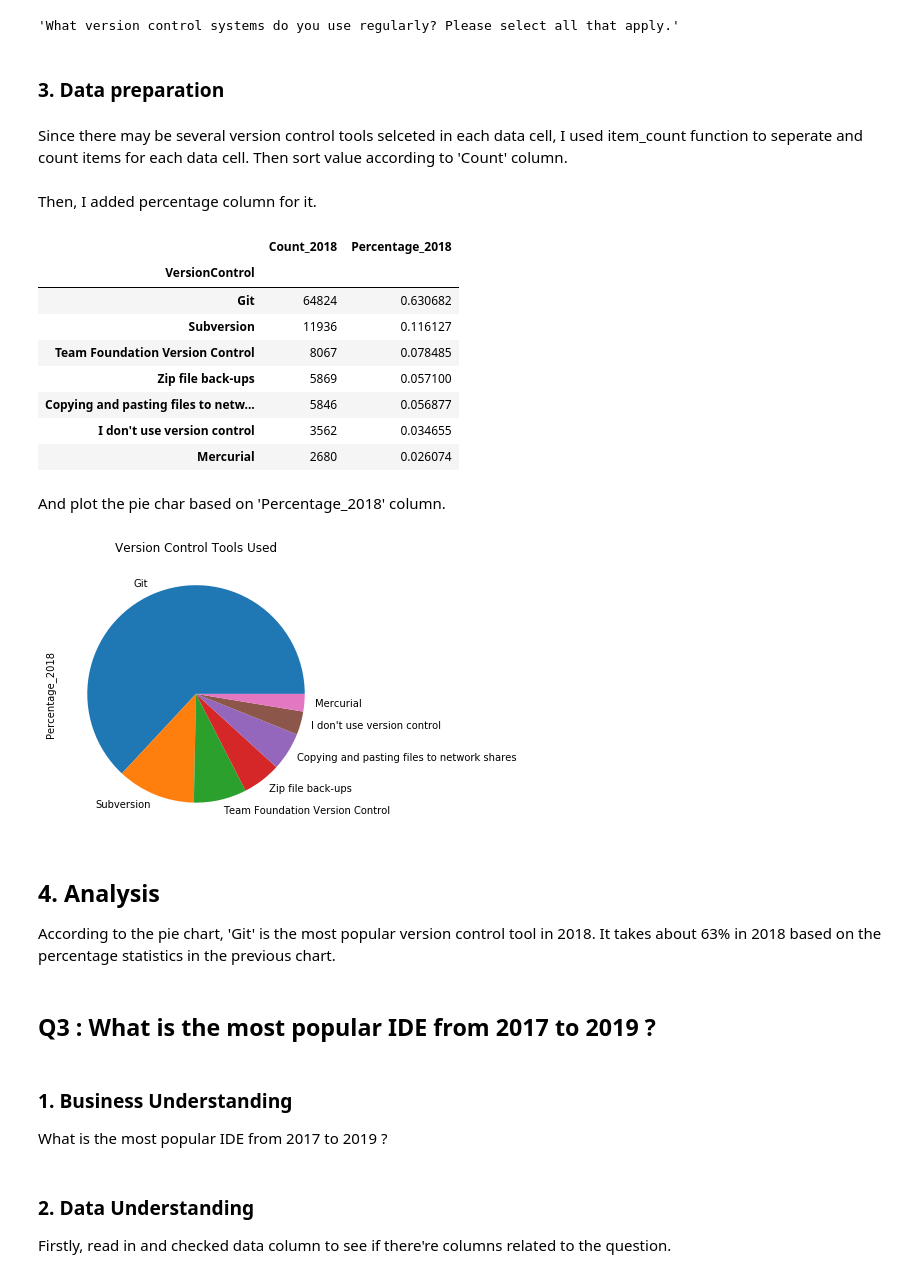
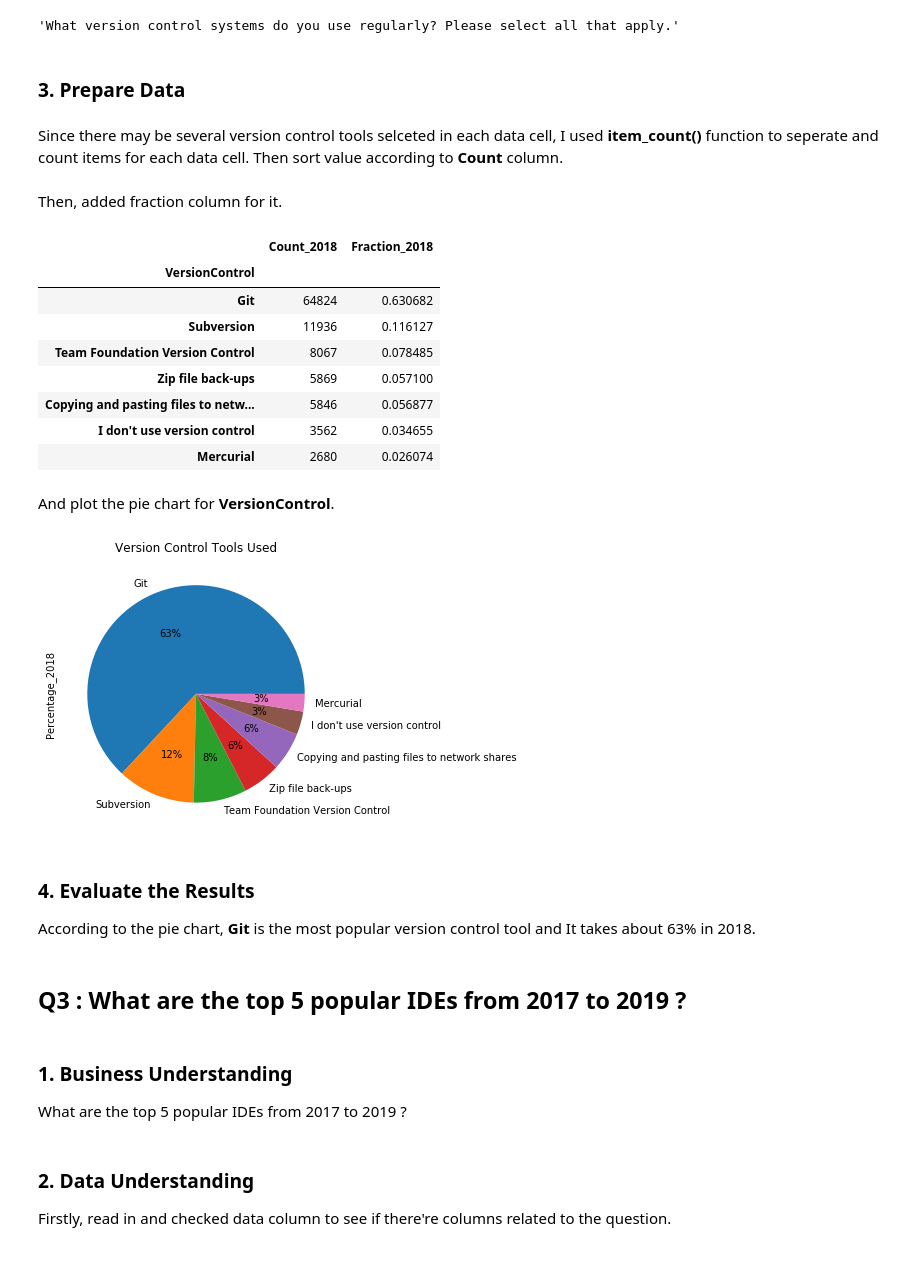
Before and after one commit to raymonduchen/DSND-P1-Write-A-Data-Science-Blog-Post, a Jupyter notebook: write_a_data_science_blog_post.ipynb, the cells around one changed output. Saved outputs shown, nothing was run; the diff lists cells and outputs as text; code cells hidden in the pictures.

```diff
--- a/write_a_data_science_blog_post.ipynb
+++ b/write_a_data_science_blog_post.ipynb
@@ -63,18 +64,18 @@ def item_count(df, col, delimiter='; '):
     new_df.columns = [col, 'Count']
     return new_df
 
-def add_perc(df, count_col='Count', perc_col = 'Percentage'):
+def add_frac(df, count_col='Count', frac_col = 'Fraction'):
     '''
-    Add percentage column based on a specific count column
+    Add fraction column based on a specific count column
     INPUT:
     df - the pandas dataframe containing count column
-    count_col - the count column name you want to use for calculating percentage
-    perc_col - the percentage column name you want to add
+    count_col - the count column name you want to use for calculating fraction
+    perc_col - the fraction column name you want to add
 
     OUTPUT:
     df - a dataframe with additional percentage column
     '''
-    df[perc_col] = df[count_col]/df[count_col].sum()
+    df[frac_col] = df[count_col]/df[count_col].sum()
     return df
 # %% [markdown]
 ## Q1 : What are the top 5 popular languages from 2018 to 2019 ?
@@ -294,22 +306,22 @@ get_description("VersionControl", schema_18)
 # %% [output]
 'What version control systems do you use regularly? Please select all that apply.'
 # %% [markdown]
-### 3. Data preparation
+### 3. Prepare Data
 # %% [markdown]
-Since there may be several version control tools selceted in each data cell, I used item_count function to seperate and count items for each data cell. Then sort value according to 'Count' column.
+Since there may be several version control tools selceted in each data cell, I used **item_count()** function to seperate and count items for each data cell. Then sort value according to **Count** column.
 # %%
 vc = item_count(df_18, 'VersionControl', delimiter=';')
 vc.sort_values('Count', ascending=False, inplace=True)
 vc.rename(columns={"Count": "Count_2018"}, inplace=True)
 # %% [markdown]
-Then, I added percentage column for it.
+Then, added fraction column for it.
 # %%
-vc = add_perc(vc, count_col='Count_2018', perc_col = 'Percentage_2018')
+vc = add_frac(vc, count_col='Count_2018', frac_col = 'Fraction_2018')
 vc.sort_values('Count_2018', ascending=False, inplace=True)
 vc = vc.set_index('VersionControl')
 vc
 # %% [output]
-|  | Count_2018 | Percentage_2018 |
+|  | Count_2018 | Fraction_2018 |
 | VersionControl |  |  |
 | Git | 64824 | 0.630682 |
 | Subversion | 11936 | 0.116127 |
@@ -319,21 +331,22 @@ vc
 | I don't use version control | 3562 | 0.034655 |
 | Mercurial | 2680 | 0.026074 |
 # %% [markdown]
-And plot the pie char based on 'Percentage_2018' column.
+And plot the pie chart for **VersionControl**.
 # %%
-vc["Percentage_2018"].plot.pie(figsize=(10,5), fontsize=10);
+vc["Fraction_2018"].plot.pie(figsize=(10,5), fontsize=10, autopct='%1.0f%%');
+plt.ylabel('Percentage_2018')
 plt.title("Version Control Tools Used");
 # %% [output]
-[figure, old version]
+[figure, new version]
 # %% [markdown]
-## 4. Analysis
+### 4. Evaluate the Results
 
-According to the pie chart, 'Git' is the most popular version control tool in 2018. It takes about 63% in 2018 based on the percentage statistics in the previous chart.
+According to the pie chart, **Git** is the most popular version control tool and It takes about 63% in 2018.
 # %% [markdown]
-## Q3 : What is the most popular IDE from 2017 to 2019 ?
+## Q3 : What are the top 5 popular IDEs from 2017 to 2019 ?
 # %% [markdown]
 ### 1. Business Understanding
-What is the most popular IDE from 2017 to 2019 ?
+What are the top 5 popular IDEs from 2017 to 2019 ?
 # %% [markdown]
 ### 2. Data Understanding
 
```
Also changed, not shown: parts of 29 cells of this notebook, 9 other files.
